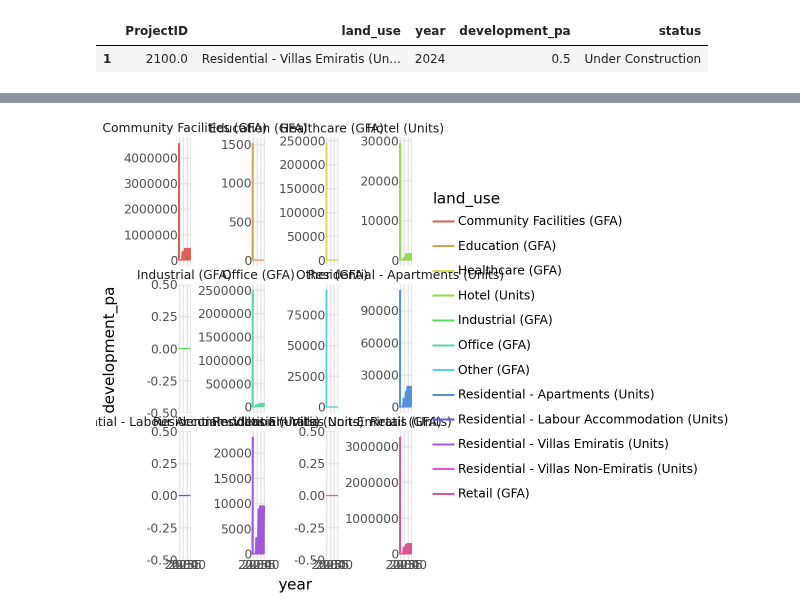
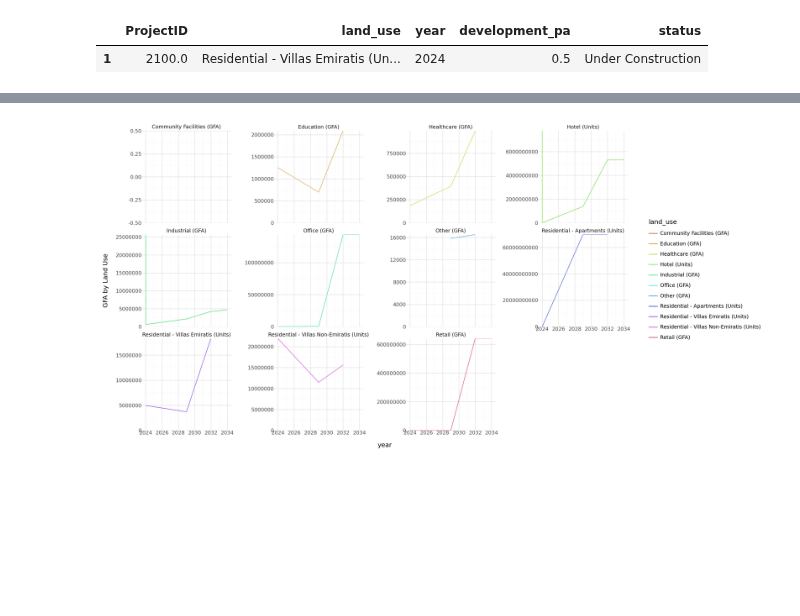
Before and after one commit to BuroHappoldLegacySoup/PlanCapitalLandModel, a Jupyter notebook: Land Model Exploratory Code.ipynb, the cells around one changed output, grey strips where cells are left out. Cells and saved outputs as stored; diff of their text form; code cells hidden in the pictures; blank space fills up the shorter version.

```diff
--- a/Land Model Exploratory Code.ipynb
+++ b/Land Model Exploratory Code.ipynb
@@ -329,11 +331,19 @@ development_phased.head(1)
+# %%
+# Transferring emirati villa, non-emirati villas and apartments across to GFA from units
+
+development_phased['development_pa'] = development_phased.apply(lambda row: row['development_pa'] * dwelling_sizes_input.iloc[0]['size_gfa'] if row['land_use'] == 'Residential - Villas Emiratis (Units)' else row['development_pa'],axis = 1)
+development_phased['development_pa'] = development_phased.apply(lambda row: row['development_pa'] * dwelling_sizes_input.iloc[1]['size_gfa'] if row['land_use'] == 'Residential - Villas Non-Emiratis (Units)' else row['development_pa'],axis = 1)
+development_phased['development_pa'] = development_phased.apply(lambda row: row['development_pa'] * dwelling_sizes_input.iloc[2]['size_gfa'] if row['land_use'] == 'Residential - Apartments (Units)' else row['development_pa'],axis = 1)
 # %%
 test = development_phased.groupby(['year','land_use'])['development_pa'].sum()
-test = test.reset_index()
+test = test.drop_duplicates().reset_index()
 test['year'] = test['year'].astype(int)
 (p9.ggplot(test,p9.aes(x = 'year',y = 'development_pa')) +
 p9.geom_line(p9.aes(colour = 'land_use')) +
+p9.scale_y_continuous(name = 'GFA by Land Use',expand=(0, 0),limits = (0,None)) +
 p9.facet_wrap('~land_use',scales = 'free_y') +
-p9.theme_minimal())
+p9.theme_minimal() +
+p9.theme(figure_size=(16, 8)))
 # %% [output]
-[figure, old version]
+[figure, new version]
 # %%
```
Also changed, not shown: parts of 8 cells of this notebook, 1 other file.
